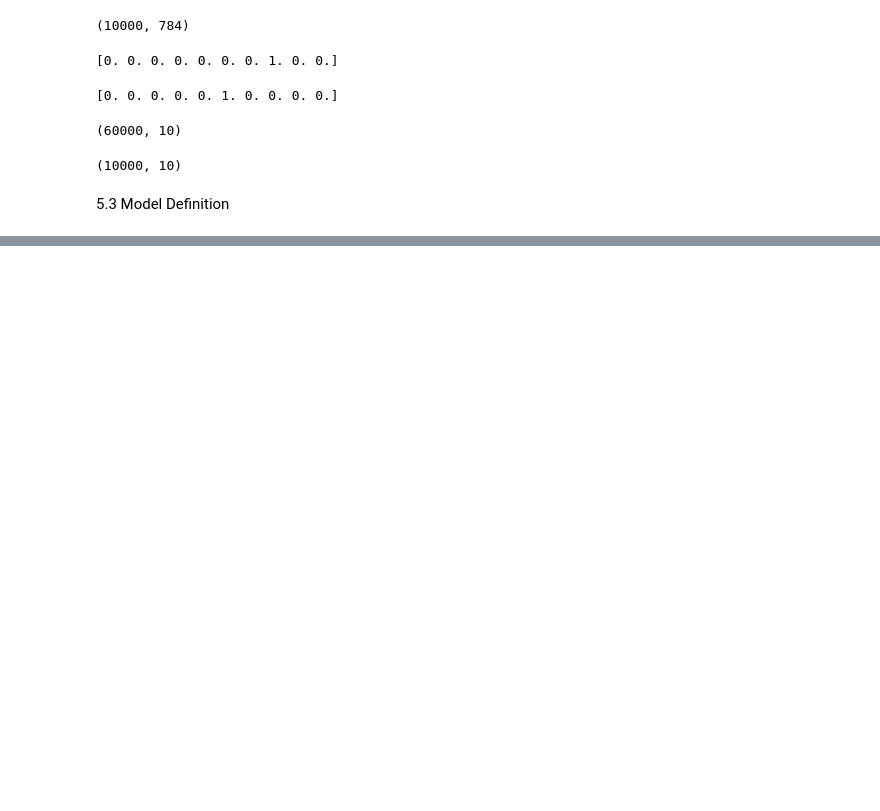
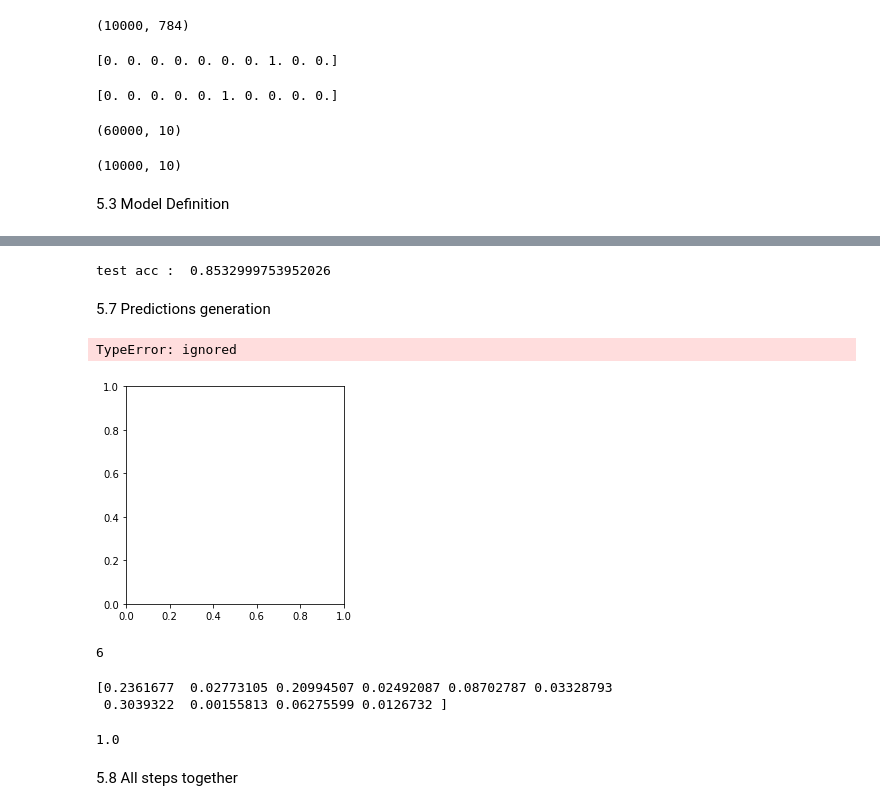
Before and after one commit to Aumatell/Python_deep_learning-Practical_introduction_with_keras_and_tensorflow, a Jupyter notebook: 5_Neural_Netorks_using_keras.ipynb, the cells around one changed output, grey strips where cells are left out. Drawn from its saved outputs; the diff is of its cells as text; code cells hidden in the pictures; blank space fills up the shorter version.

```diff
--- a/5_Neural_Netorks_using_keras.ipynb
+++ b/5_Neural_Netorks_using_keras.ipynb
@@ -117,0 +163,11 @@ print(y_test.shape)
+# %%
+print("test acc : ",test_acc)
+# %% [output]
+test acc :  0.8532999753952026
+# %% [markdown]
+5.7 Predictions generation
+# %%
+plt.imshow(x_test[1], cmap=plt.cm.binary)
+# %% [output]
+TypeError: ignored
+[figure, added]
@@ -117,0 +176,15 @@ print(y_test.shape)
+# %%
+np.argmax(predictions[11])
+# %% [output]
+6
+# %%
+print(predictions[11])
+# %% [output]
+[0.2361677  0.02773105 0.20994507 0.02492087 0.08702787 0.03328793
+ 0.3039322  0.00155813 0.06275599 0.0126732 ]
+# %%
+np.sum(predictions[11])
+# %% [output]
+1.0
+# %% [markdown]
+5.8 All steps together
```
Also changed, not shown: parts of 34 cells of this notebook.
